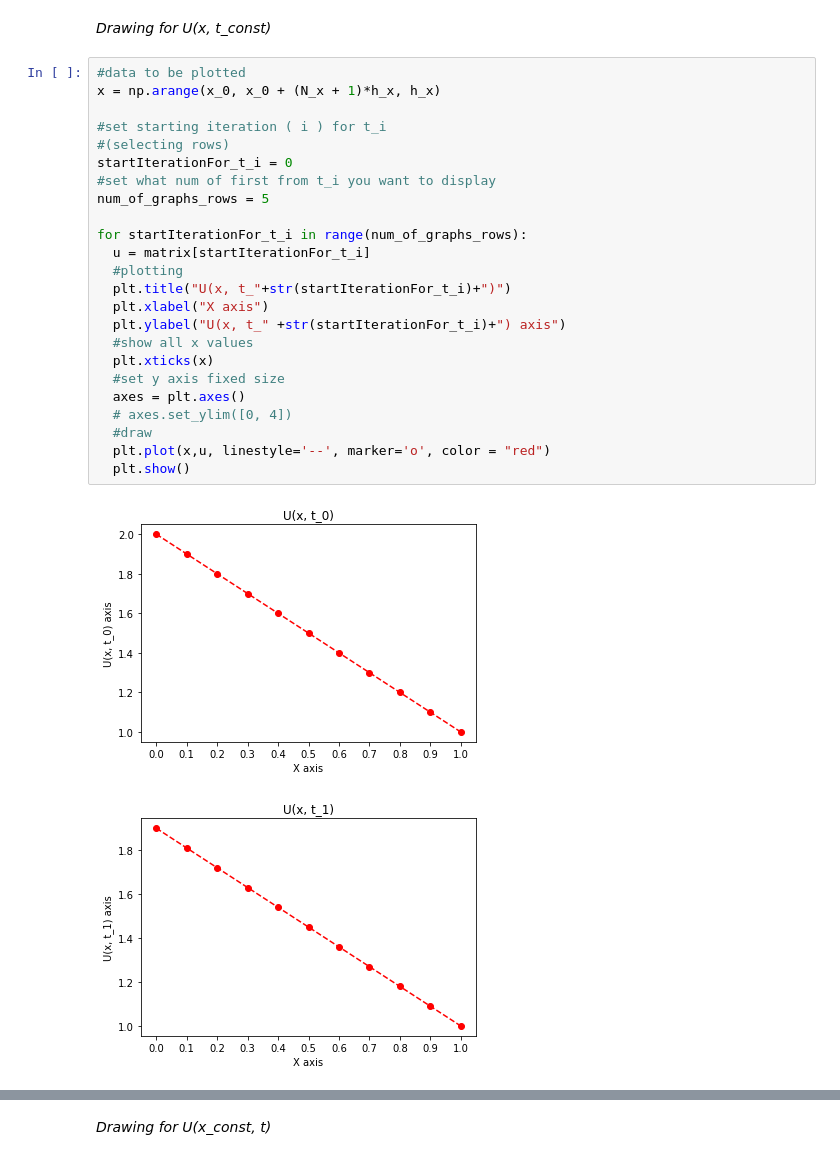
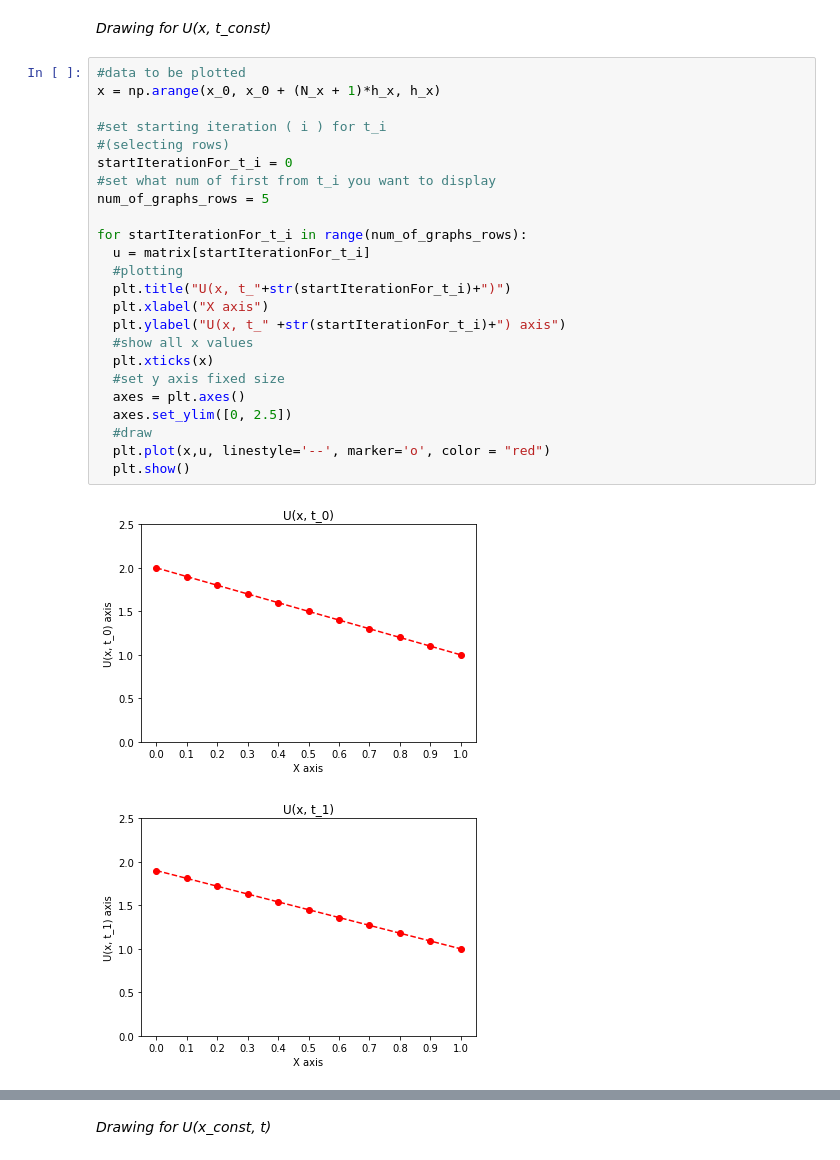
Before and after one commit to HIDDENDEN/Math_models, a Jupyter notebook: MyWork.ipynb, the cells around one changed output, grey strips where cells are left out. Saved outputs shown, nothing was run; the diff lists cells and outputs as text.

```diff
--- a/MyWork.ipynb
+++ b/MyWork.ipynb
@@ -127,27 +127,27 @@ import matplotlib.pyplot as plt
 # %%
 #data to be plotted
 x = np.arange(x_0, x_0 + (N_x + 1)*h_x, h_x)
 
 #set starting iteration ( i ) for t_i
 #(selecting rows)
 startIterationFor_t_i = 0
 #set what num of first from t_i you want to display
 num_of_graphs_rows = 5
 
 for startIterationFor_t_i in range(num_of_graphs_rows):
   u = matrix[startIterationFor_t_i]
   #plotting
   plt.title("U(x, t_"+str(startIterationFor_t_i)+")")
   plt.xlabel("X axis")
   plt.ylabel("U(x, t_" +str(startIterationFor_t_i)+") axis")
   #show all x values
   plt.xticks(x)
   #set y axis fixed size
   axes = plt.axes()
-  # axes.set_ylim([0, 4])
+  axes.set_ylim([0, 2.5])
   #draw
   plt.plot(x,u, linestyle='--', marker='o', color = "red")
   plt.show()
 # %% [output]
-[figure, old version]
+[figure, new version]
-[figure, old version]
+[figure, new version]
```
Also changed, not shown: parts of 33 cells of this notebook.
